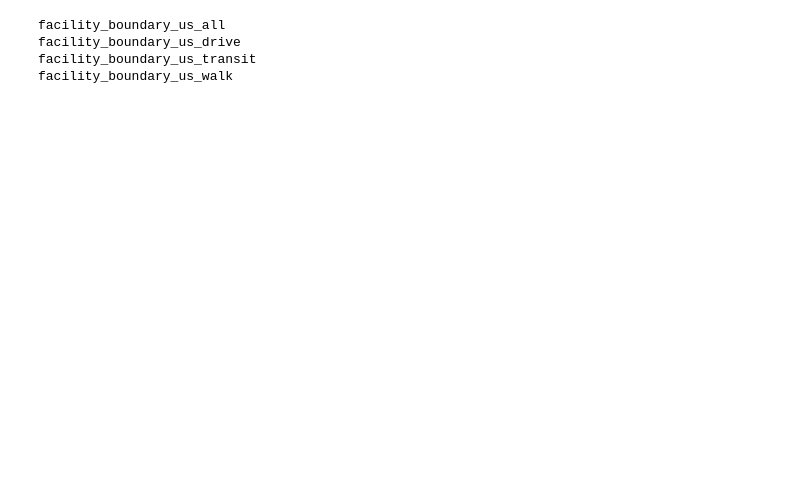
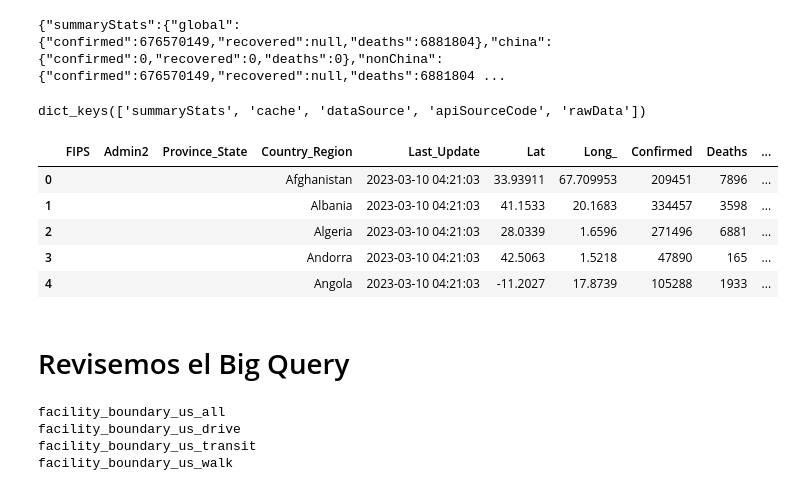
Before and after one commit to VicenteLizana/Solemne1, a Jupyter notebook: Prueba1.ipynb, the cells around one changed output. Drawn from its saved outputs; the diff is of its cells as text; code cells hidden in the pictures; blank space fills up the shorter version.

```diff
--- a/Prueba1.ipynb
+++ b/Prueba1.ipynb
@@ -7 +16,28 @@ Se va a tratar con los datos
+# %%
+#Cargamos la API
+
+url = "https://coronavirus.m.pipedream.net/"
+response = requests.request("GET", url)
+print(response.text)
+print(response)
+# %% [output]
+{"summaryStats":{"global":{"confirmed":676570149,"recovered":null,"deaths":6881804},"china":{"confirmed":0,"recovered":0,"deaths":0},"nonChina":{"confirmed":676570149,"recovered":null,"deaths":6881804 ...
+# %%
+results = json.loads(response.text)
+#print(type(results))
+results.keys()
+# %% [output]
+dict_keys(['summaryStats', 'cache', 'dataSource', 'apiSourceCode', 'rawData'])
+# %%
+DataAPI = pd.json_normalize(results["rawData"])
+DataAPI.head()
+# %% [output]
+|  | FIPS | Admin2 | Province_State | Country_Region | Last_Update | Lat | Long_ | Confirmed | Deaths | ... |
+| 0 |  |  |  | Afghanistan | 2023-03-10 04:21:03 | 33.93911 | 67.709953 | 209451 | 7896 | ... |
+| 1 |  |  |  | Albania | 2023-03-10 04:21:03 | 41.1533 | 20.1683 | 334457 | 3598 | ... |
+| 2 |  |  |  | Algeria | 2023-03-10 04:21:03 | 28.0339 | 1.6596 | 271496 | 6881 | ... |
+| 3 |  |  |  | Andorra | 2023-03-10 04:21:03 | 42.5063 | 1.5218 | 47890 | 165 | ... |
+| 4 |  |  |  | Angola | 2023-03-10 04:21:03 | -11.2027 | 17.8739 | 105288 | 1933 | ... |
+# %% [markdown]
+# Revisemos el Big Query
 # %%
```
Also changed, not shown: parts of 21 cells of this notebook, 1 other file.
